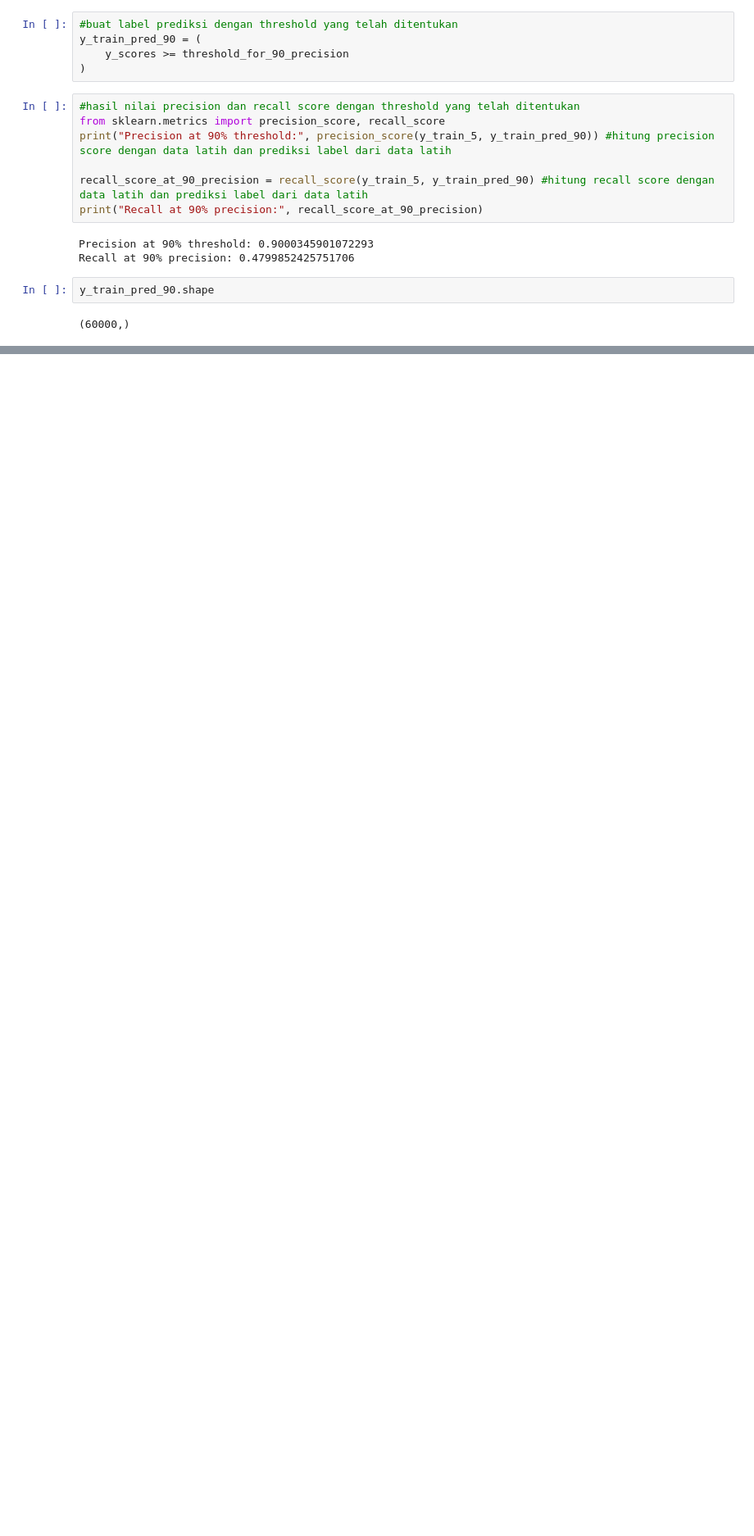
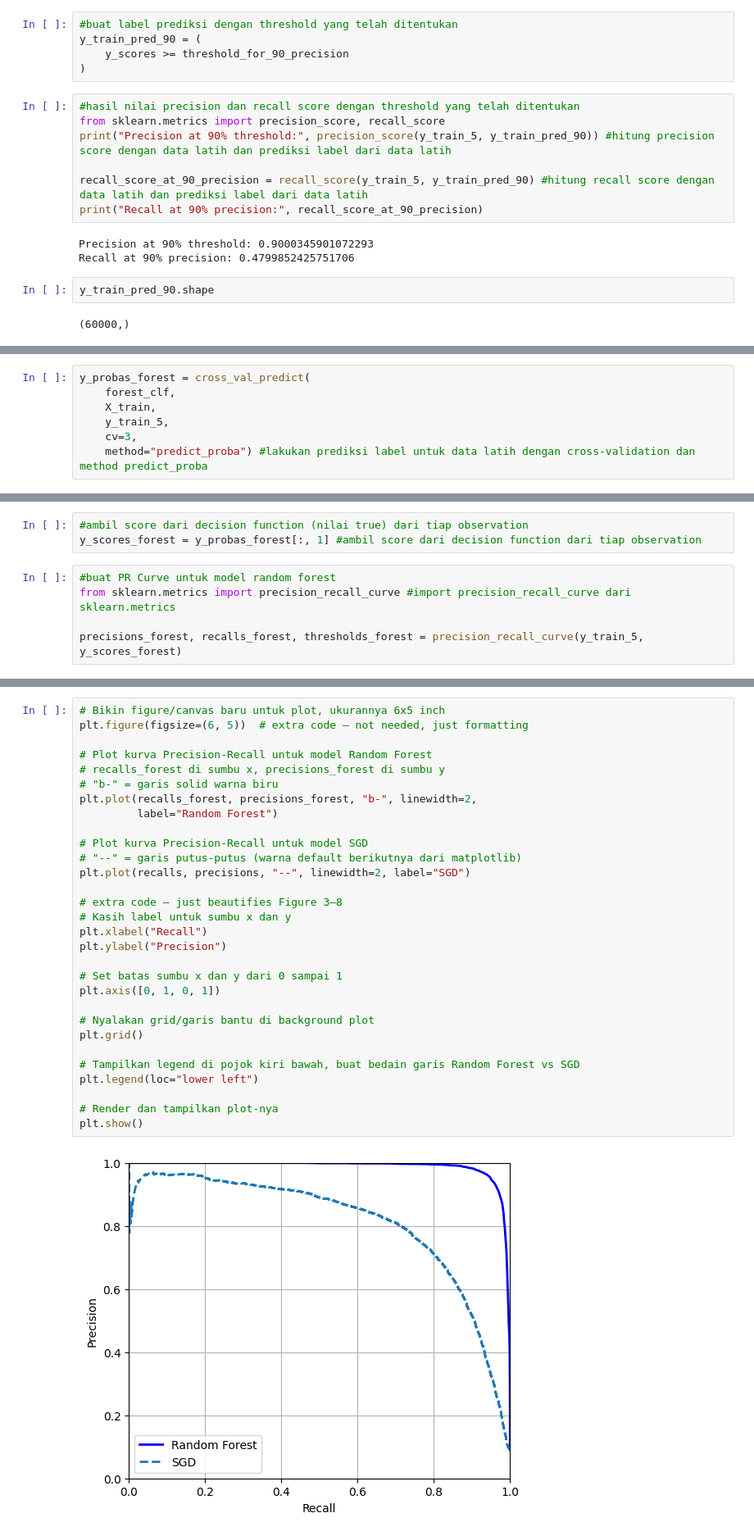
Before and after one commit to setyawanandrew74-pixel/MNIST_MODEL_2, a Jupyter notebook: notebooks/Explore_dataset_mnist.ipynb, the cells around one changed output, grey strips where cells are left out. Shown at 82% size. Saved outputs shown, nothing was run; the diff lists cells and outputs as text; blank space fills up the shorter version.

```diff
--- a/notebooks/Explore_dataset_mnist.ipynb
+++ b/notebooks/Explore_dataset_mnist.ipynb
@@ -473,0 +585,7 @@ y_train_pred_90.shape
+# %%
+y_probas_forest = cross_val_predict(
+    forest_clf,
+    X_train,
+    y_train_5,
+    cv=3,
+    method="predict_proba") #lakukan prediksi label untuk data latih dengan cross-validation dan method predict_proba
@@ -473,0 +613,8 @@ y_train_pred_90.shape
+# %%
+#ambil score dari decision function (nilai true) dari tiap observation
+y_scores_forest = y_probas_forest[:, 1] #ambil score dari decision function dari tiap observation
+# %%
+#buat PR Curve untuk model random forest
+from sklearn.metrics import precision_recall_curve #import precision_recall_curve dari sklearn.metrics
+
+precisions_forest, recalls_forest, thresholds_forest = precision_recall_curve(y_train_5, y_scores_forest)
@@ -473,0 +653,32 @@ y_train_pred_90.shape
+# %%
+# Bikin figure/canvas baru untuk plot, ukurannya 6x5 inch
+plt.figure(figsize=(6, 5))  # extra code – not needed, just formatting
+
+# Plot kurva Precision-Recall untuk model Random Forest
+# recalls_forest di sumbu x, precisions_forest di sumbu y
+# "b-" = garis solid warna biru
+plt.plot(recalls_forest, precisions_forest, "b-", linewidth=2,
+         label="Random Forest")
+
+# Plot kurva Precision-Recall untuk model SGD
+# "--" = garis putus-putus (warna default berikutnya dari matplotlib)
+plt.plot(recalls, precisions, "--", linewidth=2, label="SGD")
+
+# extra code – just beautifies Figure 3–8
+# Kasih label untuk sumbu x dan y
+plt.xlabel("Recall")
+plt.ylabel("Precision")
+
+# Set batas sumbu x dan y dari 0 sampai 1
+plt.axis([0, 1, 0, 1])
+
+# Nyalakan grid/garis bantu di background plot
+plt.grid()
+
+# Tampilkan legend di pojok kiri bawah, buat bedain garis Random Forest vs SGD
+plt.legend(loc="lower left")
+
+# Render dan tampilkan plot-nya
+plt.show()
+# %% [output]
+[figure, added]
```
Also changed, not shown: parts of 22 cells of this notebook.
